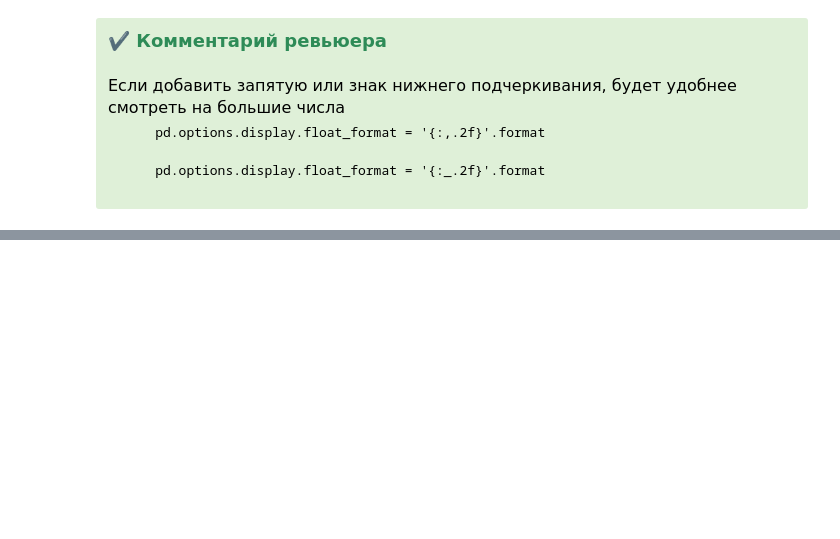
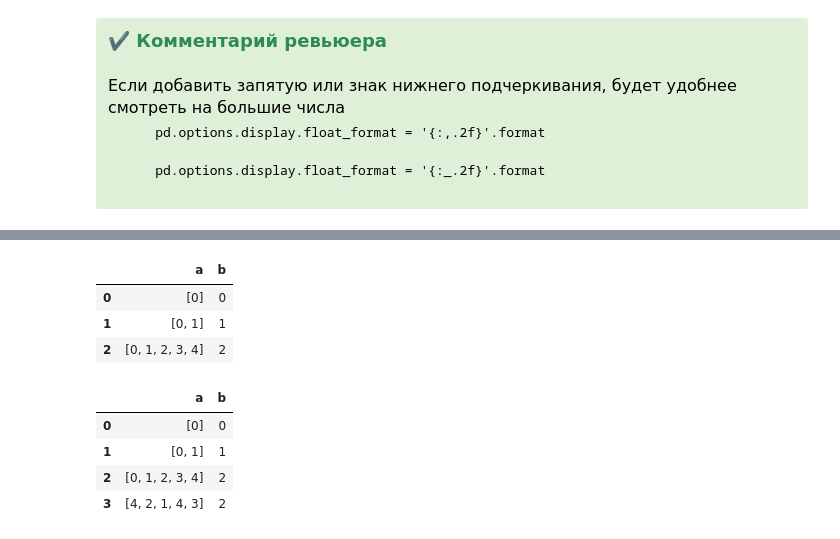
Before and after one commit to EvanderLatine/DS_Practicum, a Jupyter notebook: Composite_Project_1/EDA.ipynb, the cells around one changed output, grey strips where cells are left out. Drawn from its saved outputs; the diff is of its cells as text; code cells hidden in the pictures; blank space fills up the shorter version.

```diff
--- a/Composite_Project_1/EDA.ipynb
+++ b/Composite_Project_1/EDA.ipynb
@@ -2121,0 +2216,16 @@ __Стоит посмотреть на антилидеров, которые п
+# %%
+result
+# %% [output]
+|  | a | b |
+| 0 | [0] | 0 |
+| 1 | [0, 1] | 1 |
+| 2 | [0, 1, 2, 3, 4] | 2 |
+# %%
+result.loc[3]=([4, 2, 1, 4, 3], 2)
+result
+# %% [output]
+|  | a | b |
+| 0 | [0] | 0 |
+| 1 | [0, 1] | 1 |
+| 2 | [0, 1, 2, 3, 4] | 2 |
+| 3 | [4, 2, 1, 4, 3] | 2 |
```
Also changed, not shown: parts of 68 cells of this notebook, 6 other files.
